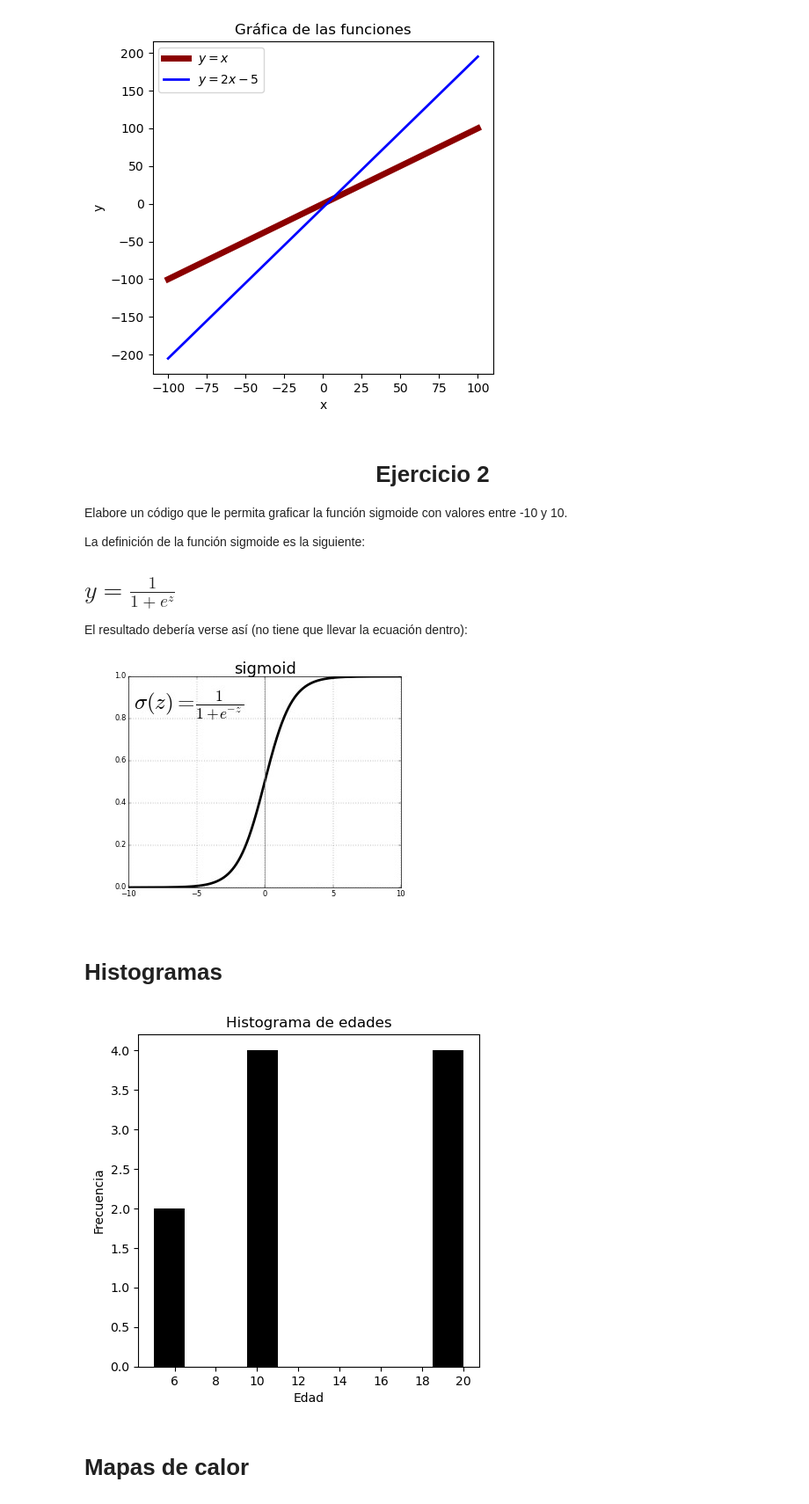
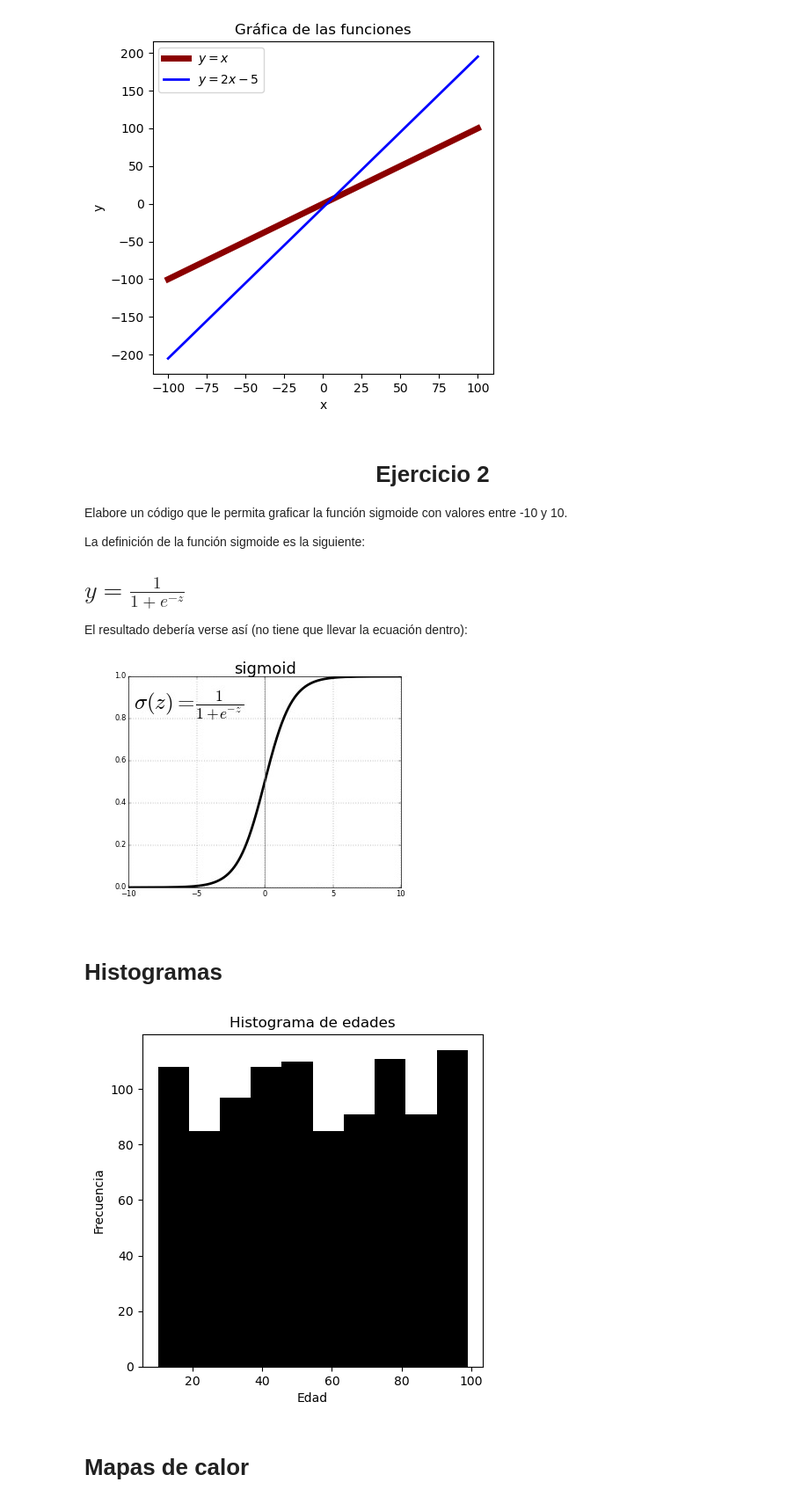
Before and after one commit to alceballosa/programming_fundamentals_py, a Jupyter notebook: Semana_6_1.ipynb, the cells around one changed output. Shown: that part at 88% size. Drawn from its saved outputs; the diff is of its cells as text; code cells hidden in the pictures.

```diff
--- a/Semana_6_1.ipynb
+++ b/Semana_6_1.ipynb
@@ -510,7 +612,7 @@ Elabore un código que le permita graficar la función sigmoide con valores entr
 
 La definición de la función sigmoide es la siguiente:
 
-# $y = \frac{1}{1+e^{z}}$
+# $y = \frac{1}{1+e^{-z}}$
 
 El resultado debería verse así (no tiene que llevar la ecuación dentro):
 
@@ -521,14 +623,15 @@ El resultado debería verse así (no tiene que llevar la ecuación dentro):
 # Histogramas
 # %%
 datos = [10, 20, 20, 20, 10, 5, 20, 5, 10, 10]
+datos = np.random.randint(10,100,1000)
 fig = plt.figure( figsize=(5,5), dpi = 100)
 #Matplotlib también permite ver histogramas
 plt.hist(datos, color = "black")
 plt.xlabel("Edad")
 plt.ylabel("Frecuencia")
 plt.title("Histograma de edades")
 plt.show()
 # %% [output]
-[figure, old version]
+[figure, new version]
 # %% [markdown]
 # Mapas de calor
```
Also changed, not shown: parts of 29 cells of this notebook, 1 other file.
